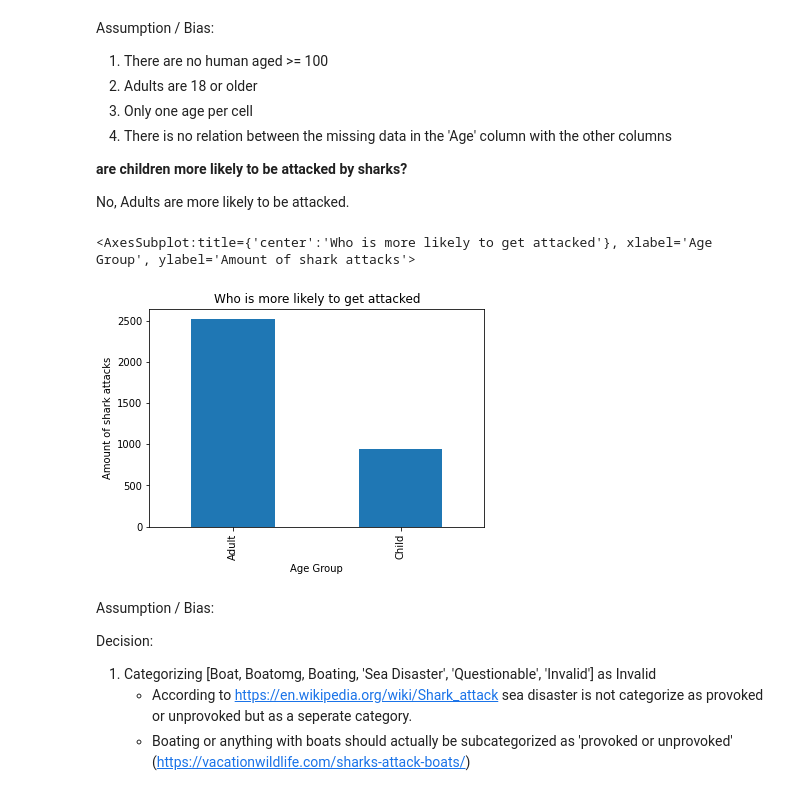
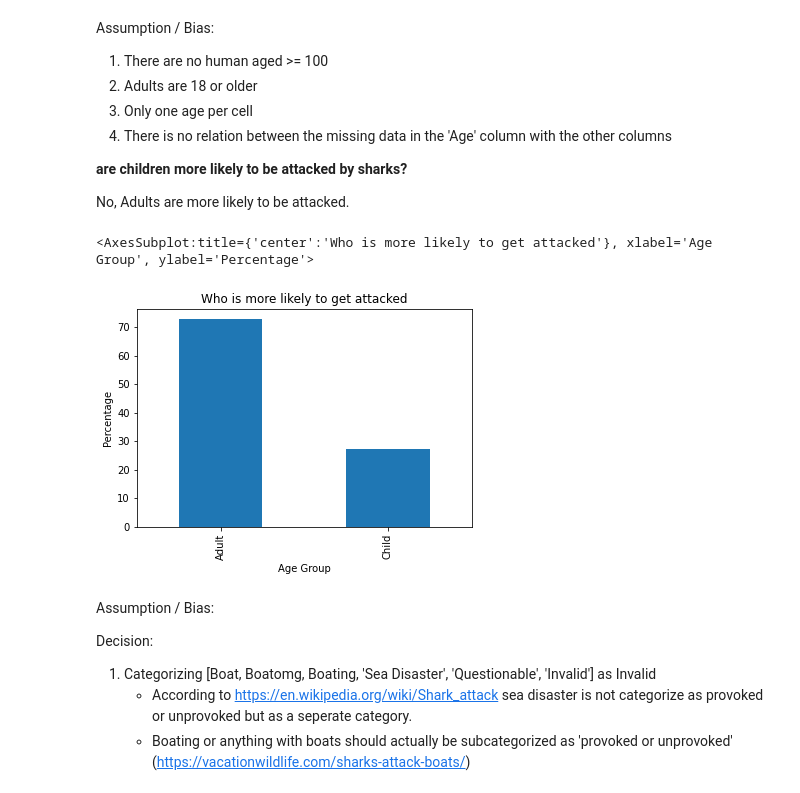
Before and after one commit to MandyP717/Data-analytics-with-python, a Jupyter notebook: Shark Attack/Sharks.ipynb, the cells around one changed output. Saved outputs shown, nothing was run; the diff lists cells and outputs as text; code cells hidden in the pictures.

```diff
--- a/Shark Attack/Sharks.ipynb
+++ b/Shark Attack/Sharks.ipynb
@@ -128,29 +133,29 @@ No, Adults are more likely to be attacked.
 # %%
 df_age = shark_attacks.loc[:, ['Case Number', 'Species ', 'Age']].copy()
 df_age.rename(columns={'Species ': 'Species'}, inplace=True)
 
 #dropping the missing data
 df_age.dropna(subset=['Age'], inplace=True)
 
 #extracting digits
 df_age['Only AlphaNum'] = df_age['Age'].str.replace('[^a-zA-Z0-9\s]', '', regex=True)
 df_age['Only AlphaNum'].loc[df_age['Only AlphaNum'].str.contains('months|teen|young', case=False)] = '1'
 df_age['Only AlphaNum'].loc[df_age['Only AlphaNum'].str.contains('adult|middleage|Elderly', case=False)] = '20'
 df_age['Numeric'] = df_age['Only AlphaNum'].str.extract('(\d+)')
 
 #clean up remaining data
 df_age.dropna(subset=['Numeric'], inplace=True)
 
 #divide up the different ages in two categories
 df_age = df_age.astype({'Numeric': 'int'})
 df_age['Age Group'] = np.select([df_age['Numeric'] >=18, df_age['Numeric'] <18], ['Adult', 'Child'])
 
 #plot
-child_adult = df_age.groupby(['Age Group']).size()
-child_adult.plot(kind='bar', title='Who is more likely to get attacked', ylabel='Amount of shark attacks')
+child_adult = df_age.groupby(['Age Group']).size() / df_age.groupby(['Age Group']).size().sum() *100
+child_adult.plot(kind='bar', title='Who is more likely to get attacked', ylabel='Percentage')
 # %% [output]
-<AxesSubplot:title={'center':'Who is more likely to get attacked'}, xlabel='Age Group', ylabel='Amount of shark attacks'>
+<AxesSubplot:title={'center':'Who is more likely to get attacked'}, xlabel='Age Group', ylabel='Percentage'>
-[figure, old version]
+[figure, new version]
 # %% [markdown]
 Assumption / Bias:
 
```
Also changed, not shown: parts of 6 cells of this notebook.
